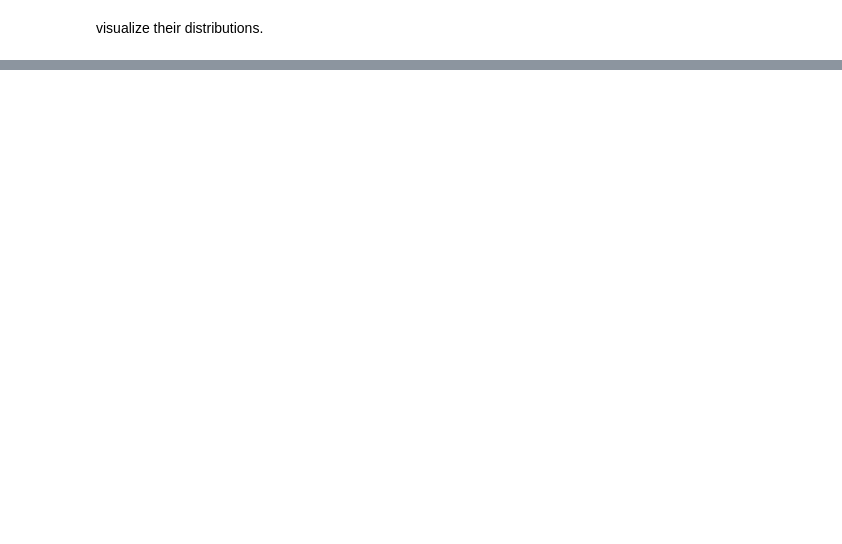
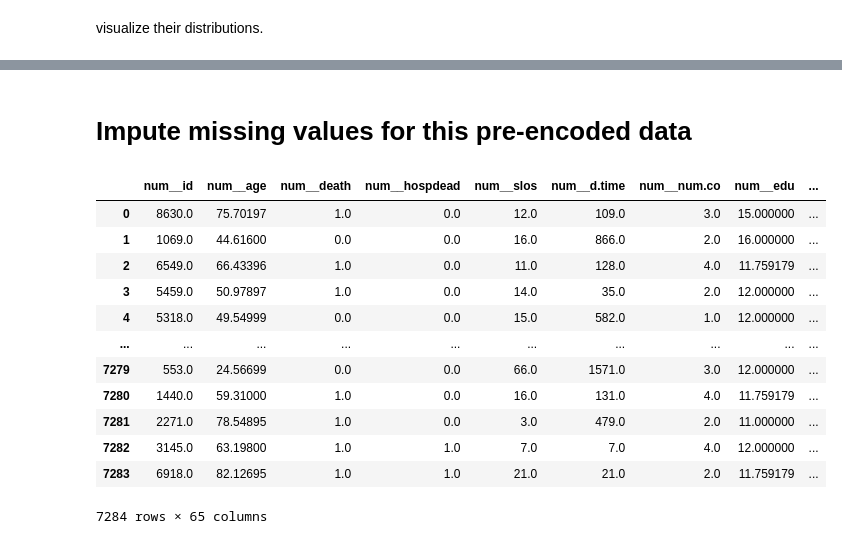
Before and after one commit to Gufeng-2002/5420_Final_Project, a Jupyter notebook: src/DataProcessing.ipynb, the cells around one changed output, grey strips where cells are left out. Drawn from its saved outputs; the diff is of its cells as text; code cells hidden in the pictures; blank space fills up the shorter version.

```diff
--- a/src/DataProcessing.ipynb
+++ b/src/DataProcessing.ipynb
@@ -162,0 +181,3 @@ visualize their distributions.
+# %%
+data = pd.read_csv('../data/original_data_train.csv').drop('Unnamed: 0', axis=1)
+data.info()
@@ -162,0 +204,4 @@ visualize their distributions.
+# %%
+# Automatically detect column types in a data frame
+importlib.reload(DataStats)
+num_cols, cat_cols = DataStats.cols_categorize(data)
@@ -162,0 +213,4 @@ visualize their distributions.
+# %%
+# some categorical columns should be encoded by simple encoding, not one-hot encoding
+cat_sim_cols = ['income', 'dnr', 'sfdm2'] # need to be encoded by simple encoding
+cat_oh_cols = list(set(cat_cols) - set(cat_sim_cols)) # one-hot encoding
@@ -162,0 +442,30 @@ visualize their distributions.
+# %% [markdown]
+# Impute missing values for this pre-encoded data
+# %%
+# a function envokes the imputer to transform the data and convert it to a data frame
+def imputer_transform(imputer, data):
+    # fit the imputer on the data
+    imputer.fit(data)
+    # transform the data using the fitted imputer
+    transformed_data = imputer.transform(data)
+    # convert the transformed data to a DataFrame
+    transformed_data = pd.DataFrame(transformed_data, columns=imputer.get_feature_names_out())
+    # return the transformed data
+    return transformed_data
+
+# example of using the first imputer on numerical and one-hot cateogircal columns
+imputer_transform(imputers[0], data)
+# %% [output]
+|  | num__id | num__age | num__death | num__hospdead | num__slos | num__d.time | num__num.co | num__edu | ... |
+| 0 | 8630.0 | 75.70197 | 1.0 | 0.0 | 12.0 | 109.0 | 3.0 | 15.000000 | ... |
+| 1 | 1069.0 | 44.61600 | 0.0 | 0.0 | 16.0 | 866.0 | 2.0 | 16.000000 | ... |
+| 2 | 6549.0 | 66.43396 | 1.0 | 0.0 | 11.0 | 128.0 | 4.0 | 11.759179 | ... |
+| 3 | 5459.0 | 50.97897 | 1.0 | 0.0 | 14.0 | 35.0 | 2.0 | 12.000000 | ... |
+| 4 | 5318.0 | 49.54999 | 0.0 | 0.0 | 15.0 | 582.0 | 1.0 | 12.000000 | ... |
+| ... | ... | ... | ... | ... | ... | ... | ... | ... | ... |
+| 7279 | 553.0 | 24.56699 | 0.0 | 0.0 | 66.0 | 1571.0 | 3.0 | 12.000000 | ... |
+| 7280 | 1440.0 | 59.31000 | 1.0 | 0.0 | 16.0 | 131.0 | 4.0 | 11.759179 | ... |
+| 7281 | 2271.0 | 78.54895 | 1.0 | 0.0 | 3.0 | 479.0 | 2.0 | 11.000000 | ... |
+| 7282 | 3145.0 | 63.19800 | 1.0 | 1.0 | 7.0 | 7.0 | 4.0 | 12.000000 | ... |
+| 7283 | 6918.0 | 82.12695 | 1.0 | 1.0 | 21.0 | 21.0 | 2.0 | 11.759179 | ... |
+7284 rows × 65 columns
```
Also changed, not shown: parts of 31 cells of this notebook, 2 other files.
